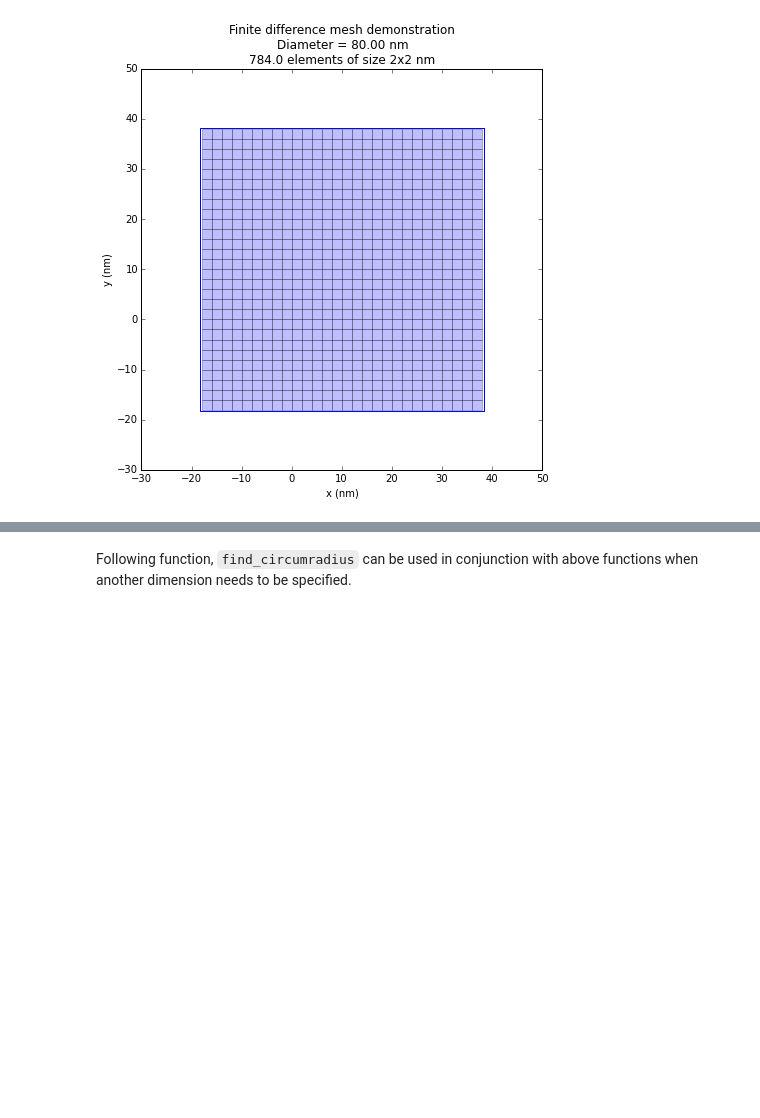
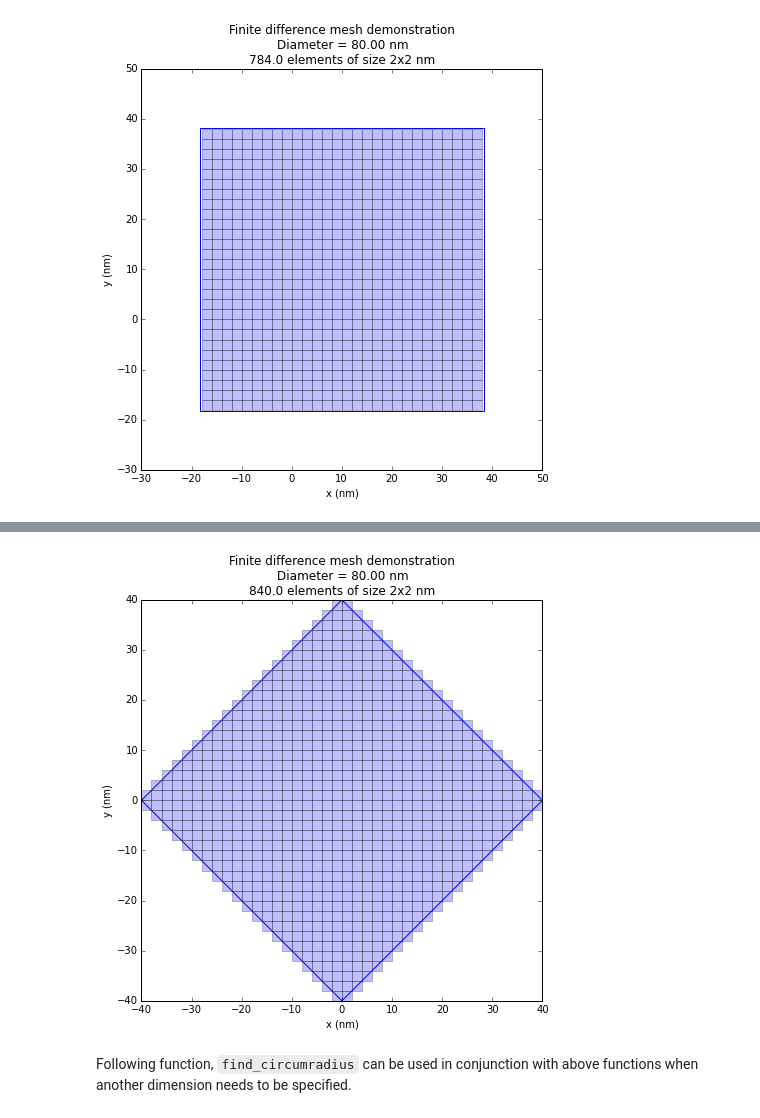
Before and after one commit to fangohr/polygon-finite-difference-mesh-tools, a Jupyter notebook: notebooks/MeshArea.ipynb, the cells around one changed output, grey strips where cells are left out. Saved outputs shown, nothing was run; the diff lists cells and outputs as text; code cells hidden in the pictures; blank space fills up the shorter version.

```diff
--- a/notebooks/MeshArea.ipynb
+++ b/notebooks/MeshArea.ipynb
@@ -379,3 +403,7 @@ plot_poly_fidi_mesh(diameter=80,n=4,x_spacing=2,y_spacing=2, centre_mesh=False,
+# %%
+plot_poly_fidi_mesh()
+# %% [output]
+[figure, added]
 # %% [markdown]
 Following function, `find_circumradius` can be used in conjunction with above functions when another dimension needs to be specified.
 # %%
```
Also changed, not shown: parts of 6 cells of this notebook.
